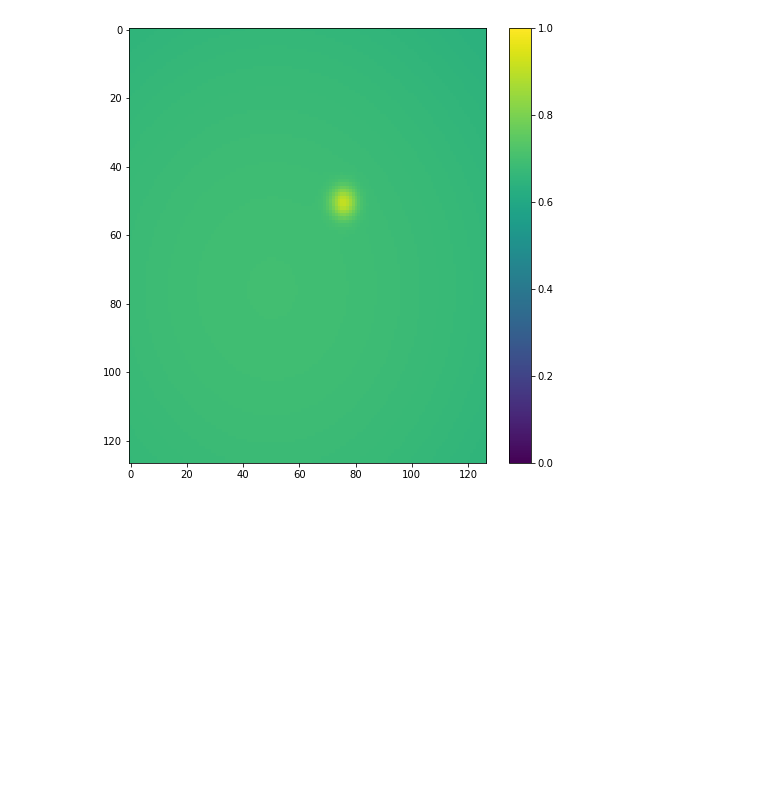
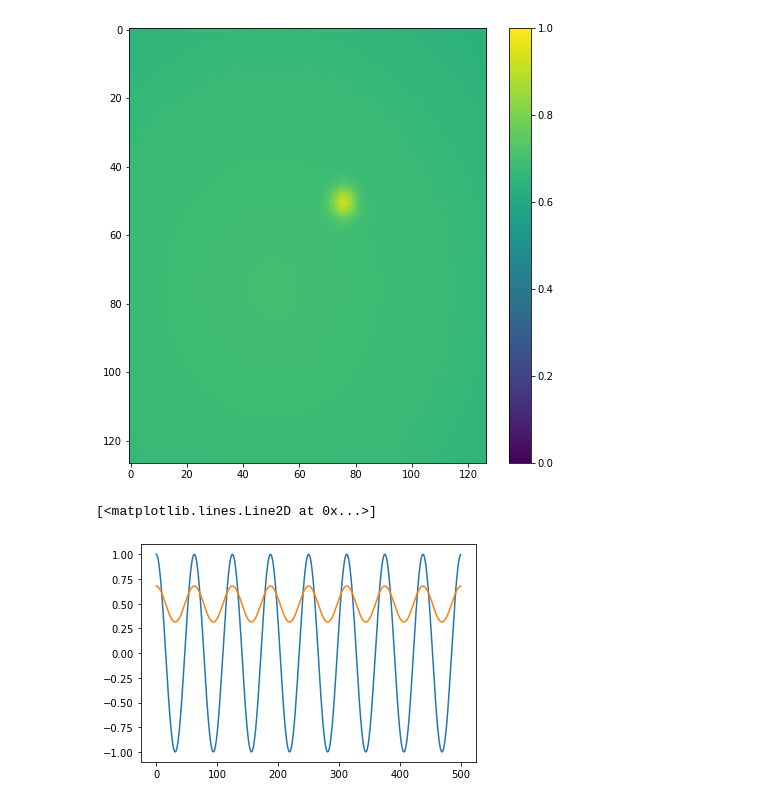
Before and after one commit to KatieJ16/Time_Space_multiscale, a Jupyter notebook: scripts/data_generation.ipynb, the cells around one changed output. Drawn from its saved outputs; the diff is of its cells as text; code cells hidden in the pictures; blank space fills up the shorter version.

```diff
--- a/scripts/data_generation.ipynb
+++ b/scripts/data_generation.ipynb
@@ -43,7 +43,7 @@ def phi2(x, y, t):
 # mesh grids
 n_train = 100
 n_timesteps = 500
-n_per_dim = 127
+n_per_dim = 128
 num_periods_big = 80
 num_total_data_points = 5000
 
@@ -73,3 +73,11 @@ utils.animate(torch.tensor(scaled_Phi.T).unsqueeze(1), os.path.join(result_dir,
 Animating, may take a little while...
 ........................................................................................................................................................................Done! gif saved to  ../result/to ...
 [figure]
+# %%
+sol = np.cos(w0*t[:500])
+plt.plot(sol)
+
+plt.plot(scaled_Phi[34,85,:500])
+# %% [output]
+[<matplotlib.lines.Line2D at 0x...>]
+[figure, added]
```
Also changed, not shown: parts of 1 cell of this notebook, 3 other files.
